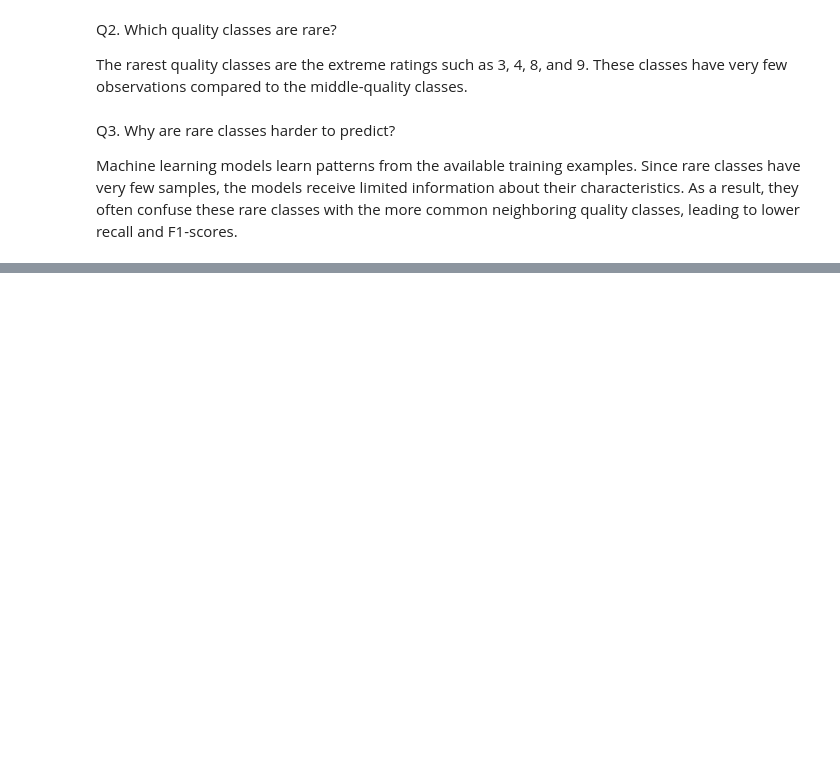
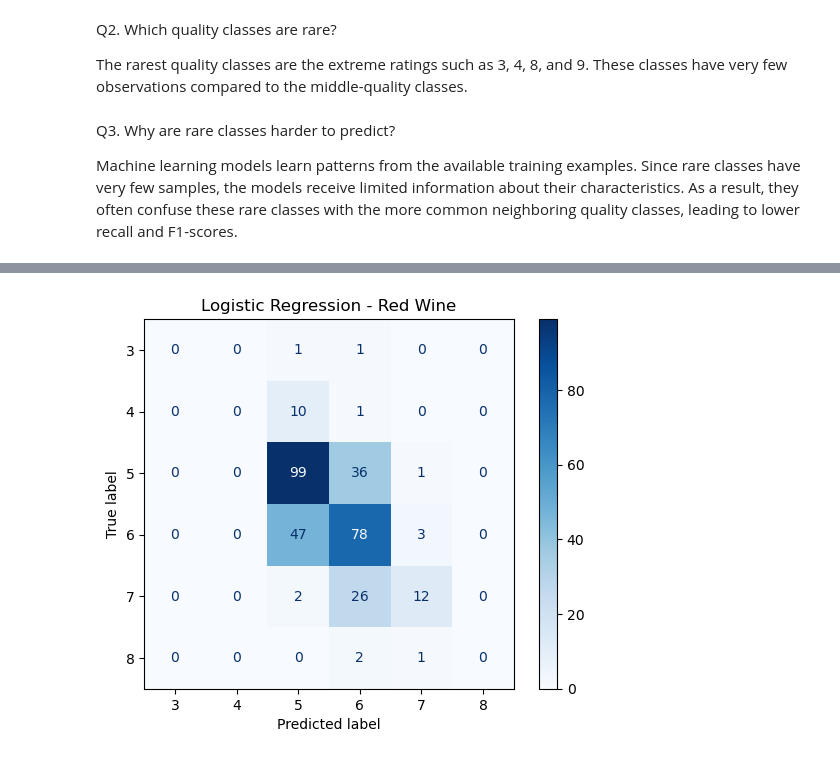
Before and after one commit to madhurmd/Wine_Quality_Comparative_Study, a Jupyter notebook: Wine_Quality_Comparative_Study_Madhur_Modi_Batch_3.ipynb, the cells around one changed output, grey strips where cells are left out. Cells and saved outputs as stored; diff of their text form; code cells hidden in the pictures; blank space fills up the shorter version.

```diff
--- a/Wine_Quality_Comparative_Study_Madhur_Modi_Batch_3.ipynb
+++ b/Wine_Quality_Comparative_Study_Madhur_Modi_Batch_3.ipynb
@@ -247,0 +239,22 @@ Machine learning models learn patterns from the available training examples. Sin
+# %%
+from sklearn.model_selection import train_test_split
+
+# Red Wine Split
+
+X_train_red, X_test_red, y_train_red, y_test_red = train_test_split(
+    X_red,
+    y_red,
+    test_size=0.20,
+    random_state=42,
+    stratify=y_red
+)
+
+# White Wine Split
+
+X_train_white, X_test_white, y_train_white, y_test_white = train_test_split(
+    X_white,
+    y_white,
+    test_size=0.20,
+    random_state=42,
+    stratify=y_white
+)
@@ -247,0 +342,9 @@ Machine learning models learn patterns from the available training examples. Sin
+# %%
+lr_red = Pipeline([
+    ("scaler", StandardScaler()),
+    ("model", LogisticRegression(max_iter=5000))
+])
+
+lr_red.fit(X_train_red, y_train_red)
+
+red_predictions = lr_red.predict(X_test_red)
@@ -247,0 +378,13 @@ Machine learning models learn patterns from the available training examples. Sin
+# %%
+cm_red = confusion_matrix(y_test_red, red_predictions)
+
+disp = ConfusionMatrixDisplay(
+    confusion_matrix=cm_red,
+    display_labels=sorted(y_red.unique())
+)
+
+disp.plot(cmap="Blues")
+plt.title("Logistic Regression - Red Wine")
+plt.show()
+# %% [output]
+[figure, added]
```
Also changed, not shown: parts of 17 cells of this notebook.
